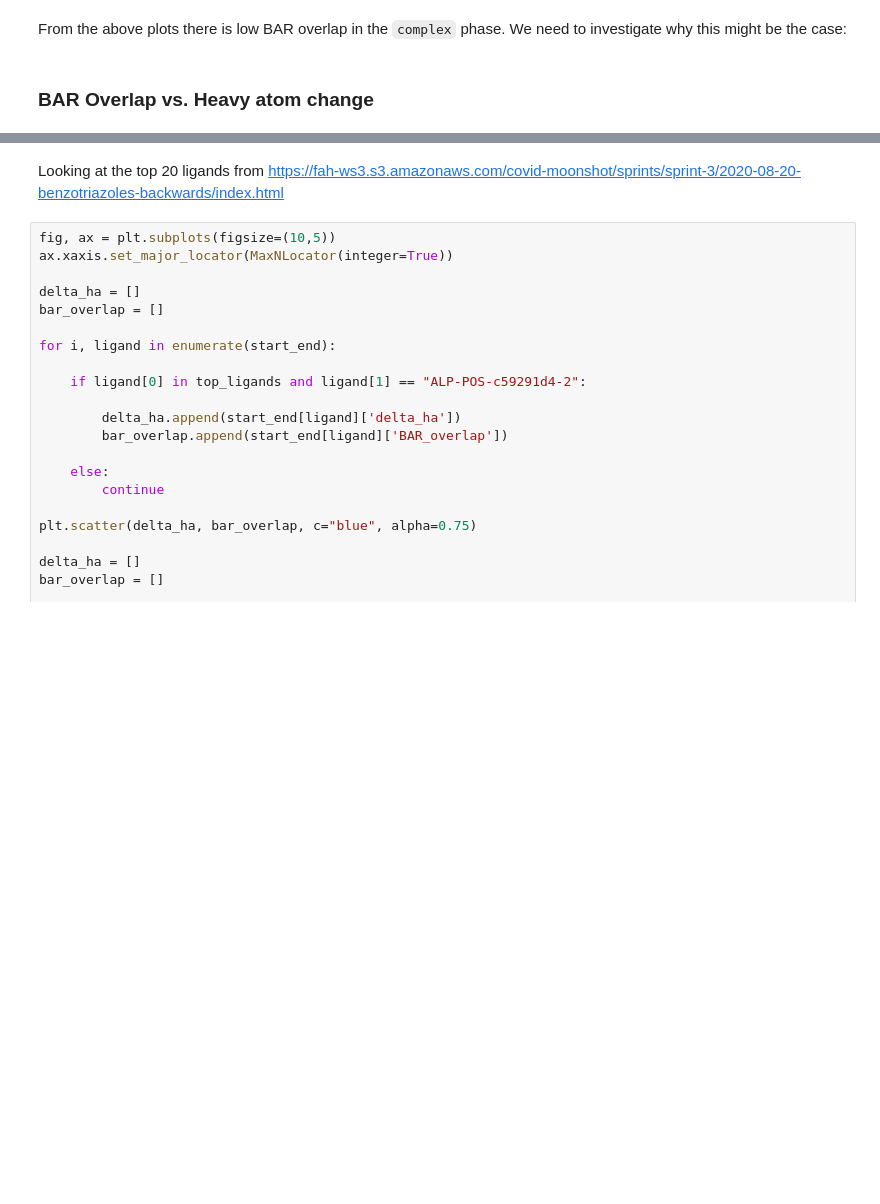
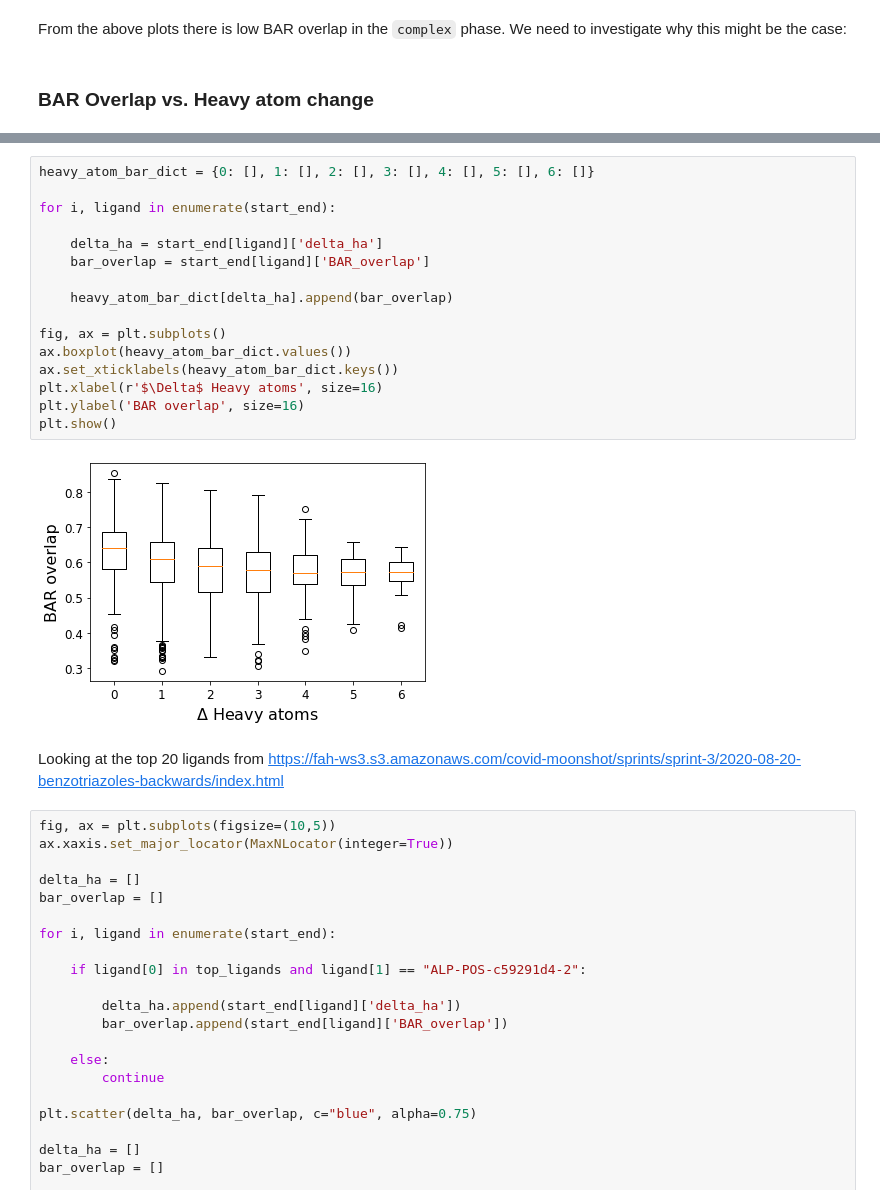
Before and after one commit to choderalab/fah-xchem-notebooks, a Jupyter notebook: analysis/sprint-3/ANALYSIS-Sprint-3.ipynb, the cells around one changed output, grey strips where cells are left out. Saved outputs shown, nothing was run; the diff lists cells and outputs as text; blank space fills up the shorter version.

```diff
--- a/analysis/sprint-3/ANALYSIS-Sprint-3.ipynb
+++ b/analysis/sprint-3/ANALYSIS-Sprint-3.ipynb
@@ -1822,3 +1804,21 @@ plt.show()
+# %%
+heavy_atom_bar_dict = {0: [], 1: [], 2: [], 3: [], 4: [], 5: [], 6: []}
+
+for i, ligand in enumerate(start_end):
+
+    delta_ha = start_end[ligand]['delta_ha']
+    bar_overlap = start_end[ligand]['BAR_overlap']
+
+    heavy_atom_bar_dict[delta_ha].append(bar_overlap)
+
+fig, ax = plt.subplots()
+ax.boxplot(heavy_atom_bar_dict.values())
+ax.set_xticklabels(heavy_atom_bar_dict.keys())
+plt.xlabel(r'$\Delta$ Heavy atoms', size=16)
+plt.ylabel('BAR overlap', size=16)
+plt.show()
+# %% [output]
+[figure, added]
 # %% [markdown]
 Looking at the top 20 ligands from https://fah-ws3.s3.amazonaws.com/covid-moonshot/sprints/sprint-3/2020-08-20-benzotriazoles-backwards/index.html
 # %%
```
Also changed, not shown: parts of 6 cells of this notebook.
